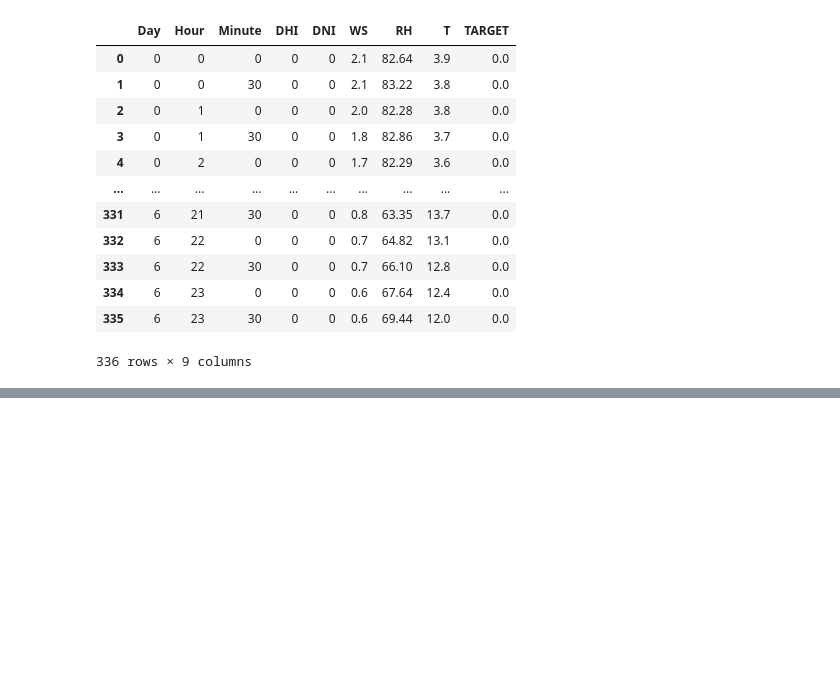
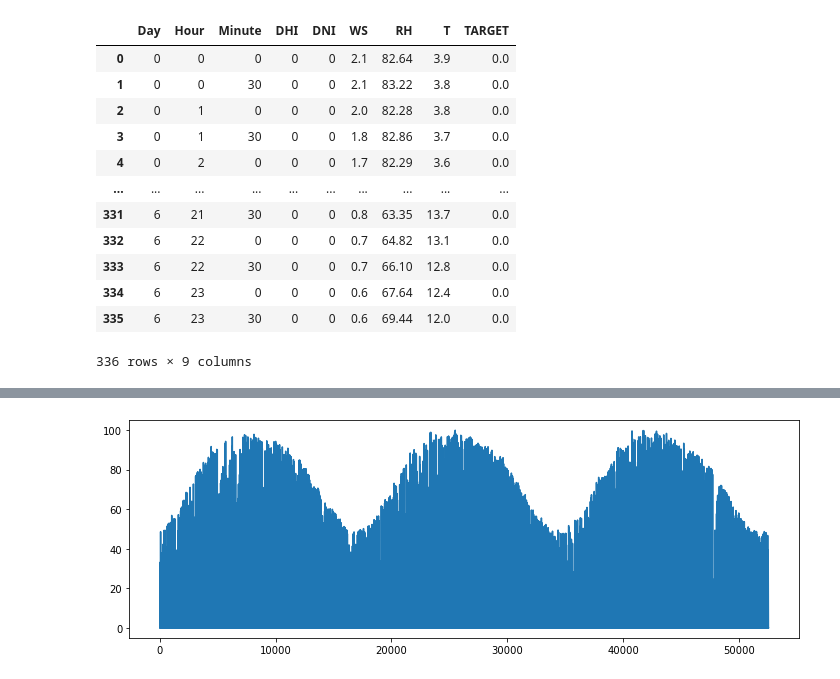
Before and after one commit to thinpig99/dacon-solarPanel, a Jupyter notebook: solarpanel_code_201210.ipynb, the cells around one changed output, grey strips where cells are left out. Saved outputs shown, nothing was run; the diff lists cells and outputs as text; code cells hidden in the pictures; blank space fills up the shorter version.

```diff
--- a/solarpanel_code_201210.ipynb
+++ b/solarpanel_code_201210.ipynb
@@ -68,0 +195,3 @@ pd.read_csv(TRAIN_PATH)
+# %%
+train = load_dtypes(TRAIN_PATH)
+train.info()
@@ -100,0 +372,6 @@ pd.read_csv(SUBMISSION_PATH)
+# %%
+# 먼저 타겟값의 트렌드를 살펴봅시다.
+train.TARGET.plot(figsize=(12, 4))
+plt.show()
+# %% [output]
+[figure, added]
```
Also changed, not shown: parts of 63 cells of this notebook, 4 other files.
